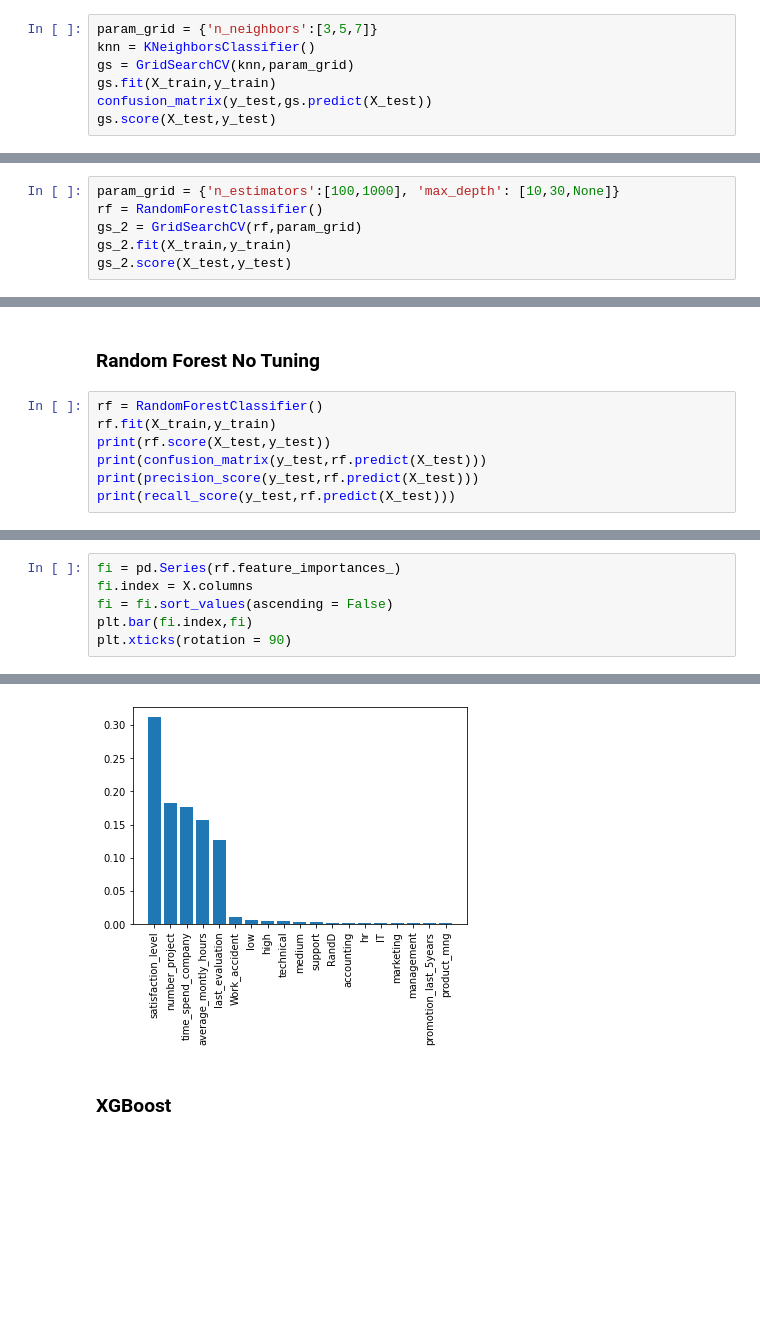
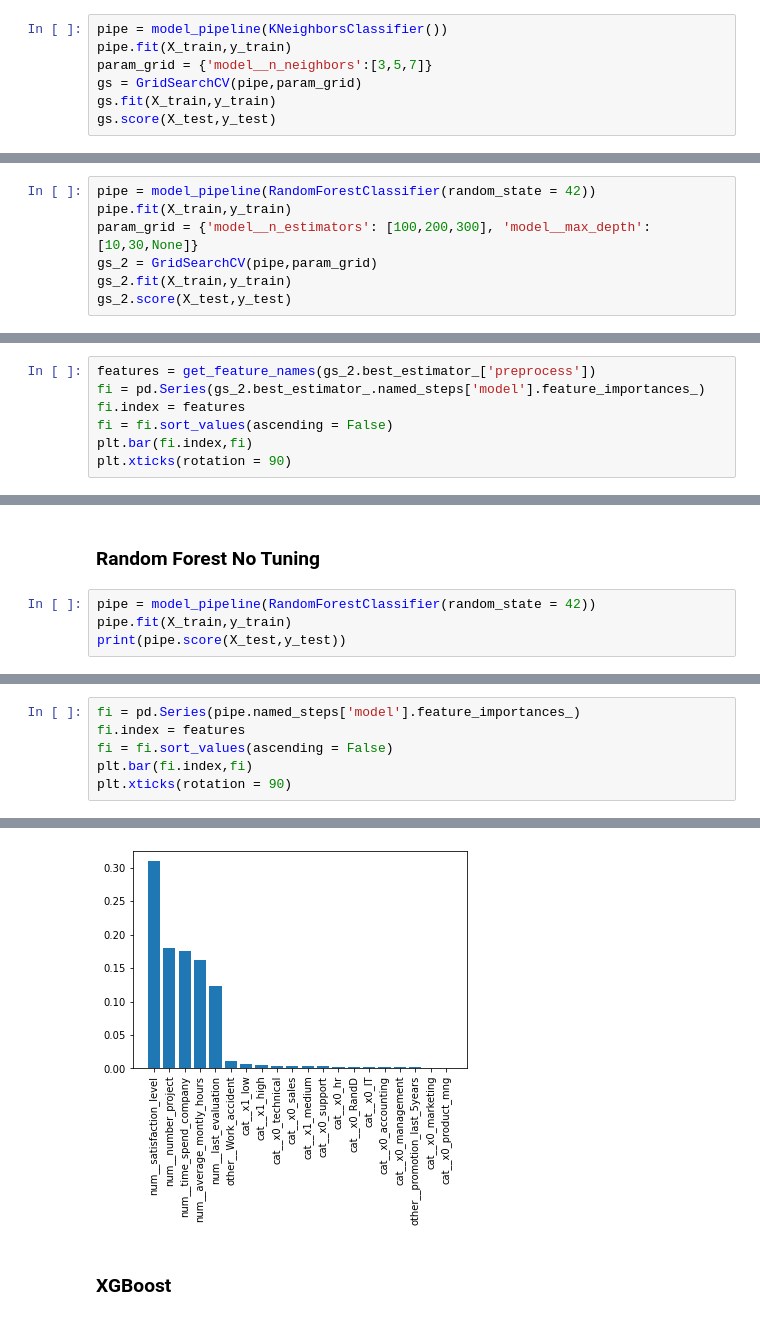
Before and after one commit to prithvitanna/stat451_project, a Jupyter notebook: Modeling.ipynb, the cells around one changed output, grey strips where cells are left out. Saved outputs shown, nothing was run; the diff lists cells and outputs as text; blank space fills up the shorter version.

```diff
--- a/Modeling.ipynb
+++ b/Modeling.ipynb
@@ -53,10 +132,10 @@ See the caveats in the documentation: https://pandas.pydata.org/pandas-docs/stab
 # %% [markdown]
 ### KNN with grid search
 # %%
-param_grid = {'n_neighbors':[3,5,7]}
-knn = KNeighborsClassifier()
-gs = GridSearchCV(knn,param_grid)
+pipe = model_pipeline(KNeighborsClassifier())
+pipe.fit(X_train,y_train)
+param_grid = {'model__n_neighbors':[3,5,7]}
+gs = GridSearchCV(pipe,param_grid)
 gs.fit(X_train,y_train)
-confusion_matrix(y_test,gs.predict(X_test))
 gs.score(X_test,y_test)
 # %% [output]
@@ -66,7 +156,8 @@ gs.score(X_test,y_test)
 # %%
-param_grid = {'n_estimators':[100,1000], 'max_depth': [10,30,None]}
-rf = RandomForestClassifier()
-gs_2 = GridSearchCV(rf,param_grid)
+pipe = model_pipeline(RandomForestClassifier(random_state = 42))
+pipe.fit(X_train,y_train)
+param_grid = {'model__n_estimators': [100,200,300], 'model__max_depth': [10,30,None]}
+gs_2 = GridSearchCV(pipe,param_grid)
 gs_2.fit(X_train,y_train)
 gs_2.score(X_test,y_test)
 # %% [output]
@@ -78,0 +180,7 @@ print(confusion_matrix(y_test, gs_2.predict(X_test)))
+# %%
+features = get_feature_names(gs_2.best_estimator_['preprocess'])
+fi = pd.Series(gs_2.best_estimator_.named_steps['model'].feature_importances_)
+fi.index = features
+fi = fi.sort_values(ascending = False)
+plt.bar(fi.index,fi)
+plt.xticks(rotation = 90)
@@ -79,10 +206,7 @@ print(confusion_matrix(y_test, gs_2.predict(X_test)))
 # %% [markdown]
 ### Random Forest No Tuning
 # %%
-rf = RandomForestClassifier()
-rf.fit(X_train,y_train)
-print(rf.score(X_test,y_test))
-print(confusion_matrix(y_test,rf.predict(X_test)))
-print(precision_score(y_test,rf.predict(X_test)))
-print(recall_score(y_test,rf.predict(X_test)))
+pipe = model_pipeline(RandomForestClassifier(random_state = 42))
+pipe.fit(X_train,y_train)
+print(pipe.score(X_test,y_test))
 # %% [output]
@@ -94,6 +225,6 @@ print(recall_score(y_test,rf.predict(X_test)))
 # %%
-fi = pd.Series(rf.feature_importances_)
-fi.index = X.columns
+fi = pd.Series(pipe.named_steps['model'].feature_importances_)
+fi.index = features
 fi = fi.sort_values(ascending = False)
 plt.bar(fi.index,fi)
 plt.xticks(rotation = 90)
@@ -117,8 +245,8 @@ plt.xticks(rotation = 90)
   Text(0, 0, ''),
   Text(0, 0, ''),
   Text(0, 0, ''),
   Text(0, 0, '')])
-[figure, old version]
+[figure, new version]
 # %% [markdown]
 ### XGBoost
 # %%
```
Also changed, not shown: parts of 24 cells of this notebook.
